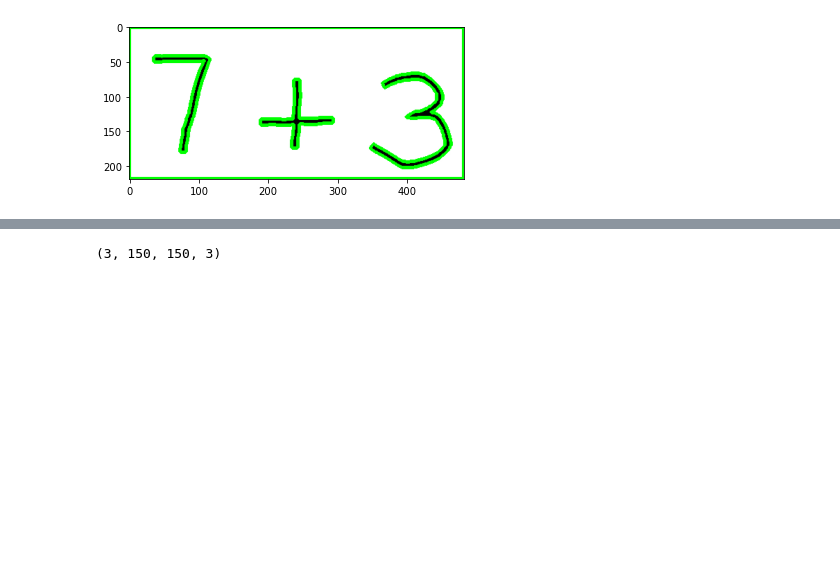
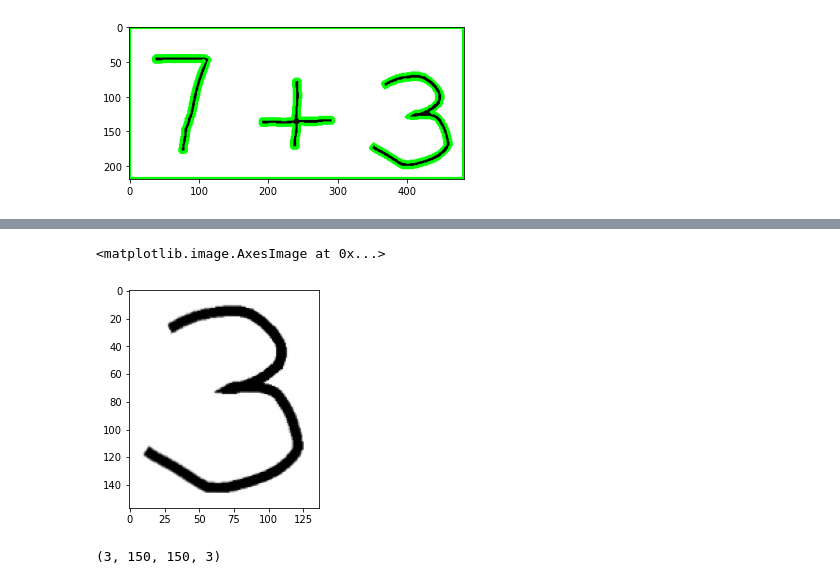
Before and after one commit to mattdmv/MathSolve, a Jupyter notebook: Handwritten equation processing/Processing handwritten equation.ipynb, the cells around one changed output, grey strips where cells are left out. Saved outputs shown, nothing was run; the diff lists cells and outputs as text; code cells hidden in the pictures; blank space fills up the shorter version.

```diff
--- a/Handwritten equation processing/Processing handwritten equation.ipynb
+++ b/Handwritten equation processing/Processing handwritten equation.ipynb
@@ -111,6 +134,11 @@ def crop_bounding_box(image, bounding_boxes):
     return cropped_images
 # %%
 cropped_imgs = crop_bounding_box(image, boundingRects)
+# %%
+plt.imshow(cropped_imgs[2])
+# %% [output]
+<matplotlib.image.AxesImage at 0x...>
+[figure, added]
 # %%
 # define a function that will resize images to predetermined standard size, which is 150x150 in our case
 
```
Also changed, not shown: parts of 28 cells of this notebook, 6 other files.
